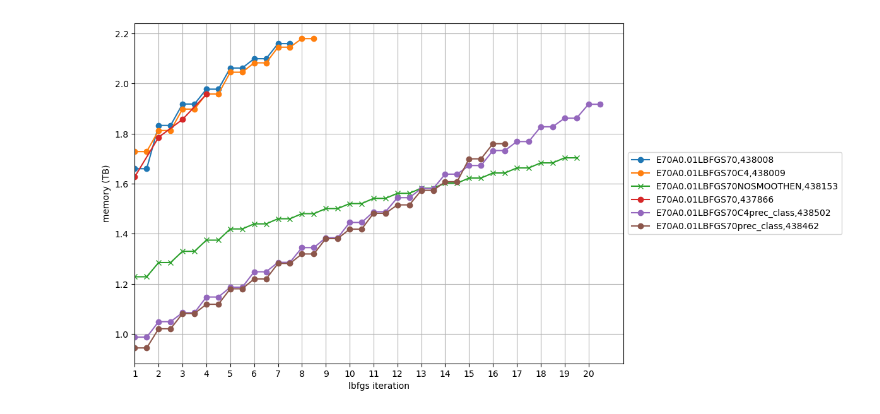
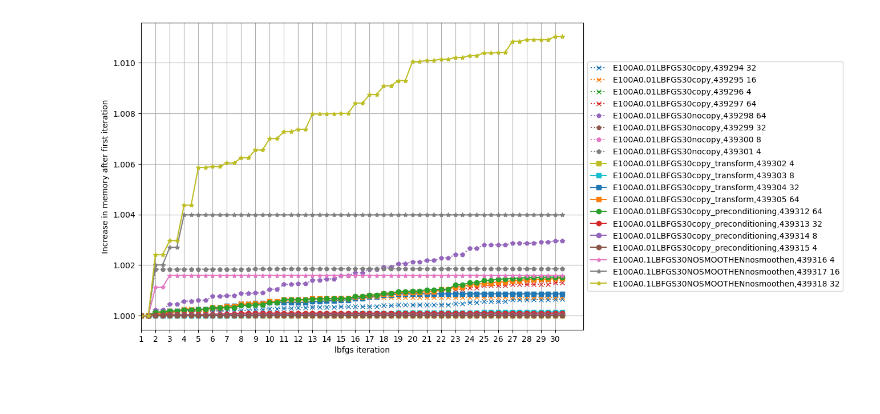
Before and after one commit to JohannesHaubner/mapMRI, a Jupyter notebook: examples/debugging/mem.ipynb, the cells around one changed output. Drawn from its saved outputs; the diff is of its cells as text; code cells hidden in the pictures.

```diff
--- a/examples/debugging/mem.ipynb
+++ b/examples/debugging/mem.ipynb
@@ -34,17 +39,28 @@ path = pathlib.Path("/home/bastian/D1/registration/mrislurm/")
 slurmids = [# 437776, 437782, 437847,
             # 437912, 437913, 437915,437918,437919,437920,437921,
             #437783, 437866
-            438008, 438009, 438153, 437866,
+            438008, 438009, # 438153,
+            437866, # is the job on habaq
             438502, 438462,
+            438887, # is the job with no resacling
+                        439198, # is the job on milanq
+
             ]
 
-# path = pathlib.Path("/home/bastian/D1/registration/cubeslurm/")
-# slurmids = [
-#             # 438207, 438208, 438210, 438211, 438212, 438214, 438215, 438216,
-#             438217, 438218, 438219, 438220, 438224,
-#             # 438294,438293, 438296, 438299, 438301,  438302, 438304, 438306, 438307, 438308,
-#             ]
+path = pathlib.Path("/home/bastian/D1/registration/cubeslurm/")
+slurmids = [
+            # 438207, 438208, 438210, 438211, 438212, 438214, 438215, 438216,
+            # 438217, 438218, 438219, 438220, 438224,
+            # 438294,438293, 438296, 438299, 438301,  438302, 438304, 438306, 438307, 438308,
+            # 439209, 439210, 439213, 439214, 439215, 439217, 439293
+            ]
 
+
+slurmids += list(range(439294, 439306))
+
+slurmids += list(range(439312, 439316))
+
+slurmids += list(range(439316, 439319))
 
 mem0 = []
 
@@ -60,18 +76,16 @@ for slurmid in slurmids:
 
     filename = path / (str(slurmid) + "_log_python_srun.txt")
 
-    mema, outfoldername = read_memory(filename)
-
-
-
+    mema, outfoldername, line_searches = read_memory(filename)
     check_for_error(path / (str(slurmid) + ".out"))
     check(filename)#path / (str(slurmid) + ".out"))
 
-    # ntasks, maxcor, meshn = read(path / (str(slurmid) + ".out"))
+    ntasks = None
+    ntasks, maxcor, meshn = read(path / (str(slurmid) + ".out"))
 
     outfoldername = outfoldername.replace("\n", "").replace(" ", "")
 
-    print(filename, outfoldername)
+    print(filename, outfoldername, line_searches)
     try:
         mema[:,0]
         # print(mema[:, 0])
@@ -82,44 +96,40 @@ for slurmid in slurmids:
     marker = "o"
     linestyle = "-"
 
-    # if outfoldername is not None and len(outfoldername) > 0:
-    #     res = parse("{}NC{}_{}", outfoldername)
-    #     nc = res[1]
-    #     color = colors[int(nc)]
-    # else:
-    #     nc= 42
-    #     color = "red"
+    fac = 1
+    fac = mema[0,1]
 
-    if "self" in outfoldername:
-        marker = "d"
+    # popt, pcov = curve_fit(func, mema[:,0], mema[:,1])
+    # print(slurmid, "linear slope=", popt[1])
 
-    if "NOSMOOTHEN" in outfoldername:
+    label = outfoldername + "," + str(slurmid)
+
+    if ntasks is not None:
+        label += str(ntasks).replace("\n", "")
+
+    color = None
+
+    if slurmid >= 439294:
+        linestyle = ":"
         marker = "x"
-    elif "preconditioning" in outfoldername:
+
+    if "copy_transform" in label:
         linestyle = "-"
         marker = "s"
 
-    if "nol2" in outfoldername:
-        marker = "x"
-        linestyle = "--"
-    if "CG" in outfoldername:
-        marker = "d"
+    if "copy_preconditioning" in label:
+        linestyle = "-"
+        marker = "o"
+    if "nosmoothen" in label:
+        linestyle = "-"
+        marker="*"
+
+    if "nocopy" in label:
         linestyle = ":"
+        marker="p"
 
-    elif "projector" in outfoldername:
-        marker = "*"
-        linestyle = ":"
-
-
-    fac = 1
-    # fac = mema[0,1]
-
-    plt.plot(mema[:,0], mema[:,1] / fac, marker=marker,
-            # color=color, linestyle=linestyle,
-            # label="maxcor="+res[1] + "," + res[2].replace("none", "no preconditioning").replace("preconditioning_nosmoothen", "preconditioning = nosmoothen"),
-            label=outfoldername + "," + str(slurmid),
-            # label="ntasks=" + str(ntasks).replace("\n", "") + ", maxcor=" + str(maxcor).replace("\n", "")+ ", ncells=" + str(meshn).replace("\n", "")
-            # label=slurmid,
+    plt.plot(mema[:,0], mema[:,1] / fac, marker=marker, linestyle=linestyle, color=color,
+            label=label,
             )
     plt.legend()
 
@@ -159 +169 @@ Total number of log files 6
-[figure, old version]
+[figure, new version]
```
Also changed, not shown: parts of 3 cells of this notebook, 9 other files.
